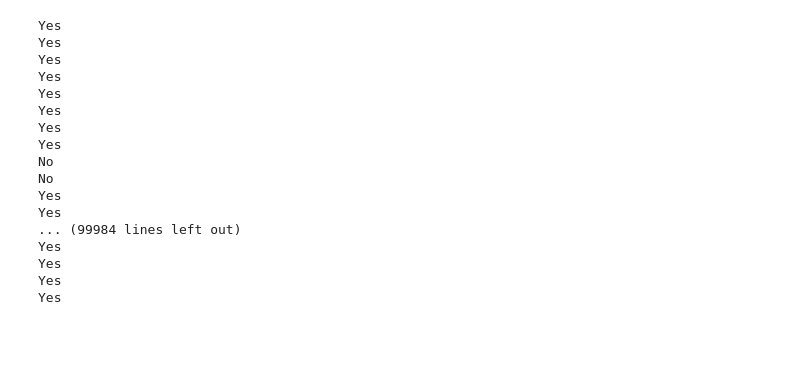
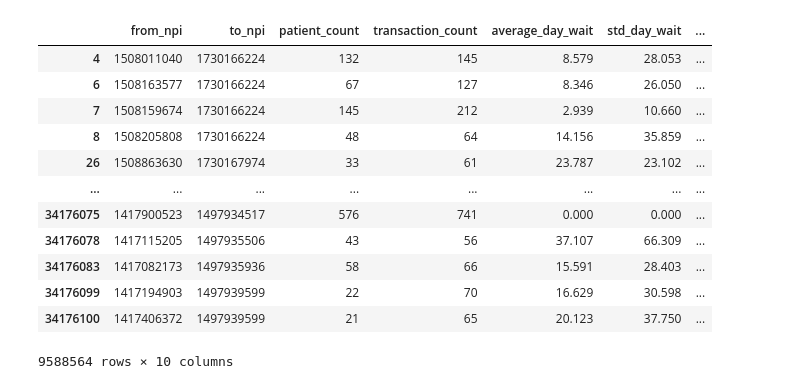
Before and after one commit to nss-data-science-cohort-5/hop_team-corndogs, a Jupyter notebook: Habeeb-Branch.ipynb, the cells around one changed output. Saved outputs shown, nothing was run; the diff lists cells and outputs as text; code cells hidden in the pictures; blank space fills up the shorter version.

```diff
--- a/Habeeb-Branch.ipynb
+++ b/Habeeb-Branch.ipynb
@@ -239,25 +68,0 @@ temp2 = temp[['Healthcare Provider Taxonomy Code_1',
-# %%
-for index in temp2.index:
-        count =
-        if (temp2.at[index, 'Healthcare Provider Primary Taxonomy Switch_1']) == 'Y':
-            print('Yes')
-        else:
-            print('No')
-# %% [output]
-Yes
-Yes
-Yes
-Yes
-Yes
-Yes
-Yes
-Yes
-No
-No
-Yes
-Yes
-... (99984 lines left out)
-Yes
-Yes
-Yes
-Yes
@@ -263,0 +122,16 @@ Yes
+# %%
+hop_npi_sqlite[(hop_npi_sqlite['from_npi_entity_code'] == 1.0) & (hop_npi_sqlite['to_npi_entity_code'] == 2.0)]
+# %% [output]
+|  | from_npi | to_npi | patient_count | transaction_count | average_day_wait | std_day_wait | ... |
+| 4 | 1508011040 | 1730166224 | 132 | 145 | 8.579 | 28.053 | ... |
+| 6 | 1508163577 | 1730166224 | 67 | 127 | 8.346 | 26.050 | ... |
+| 7 | 1508159674 | 1730166224 | 145 | 212 | 2.939 | 10.660 | ... |
+| 8 | 1508205808 | 1730166224 | 48 | 64 | 14.156 | 35.859 | ... |
+| 26 | 1508863630 | 1730167974 | 33 | 61 | 23.787 | 23.102 | ... |
+| ... | ... | ... | ... | ... | ... | ... | ... |
+| 34176075 | 1417900523 | 1497934517 | 576 | 741 | 0.000 | 0.000 | ... |
+| 34176078 | 1417115205 | 1497935506 | 43 | 56 | 37.107 | 66.309 | ... |
+| 34176083 | 1417082173 | 1497935936 | 58 | 66 | 15.591 | 28.403 | ... |
+| 34176099 | 1417194903 | 1497939599 | 22 | 70 | 16.629 | 30.598 | ... |
+| 34176100 | 1417406372 | 1497939599 | 21 | 65 | 20.123 | 37.750 | ... |
+9588564 rows × 10 columns
```
Also changed, not shown: parts of 19 cells of this notebook.
